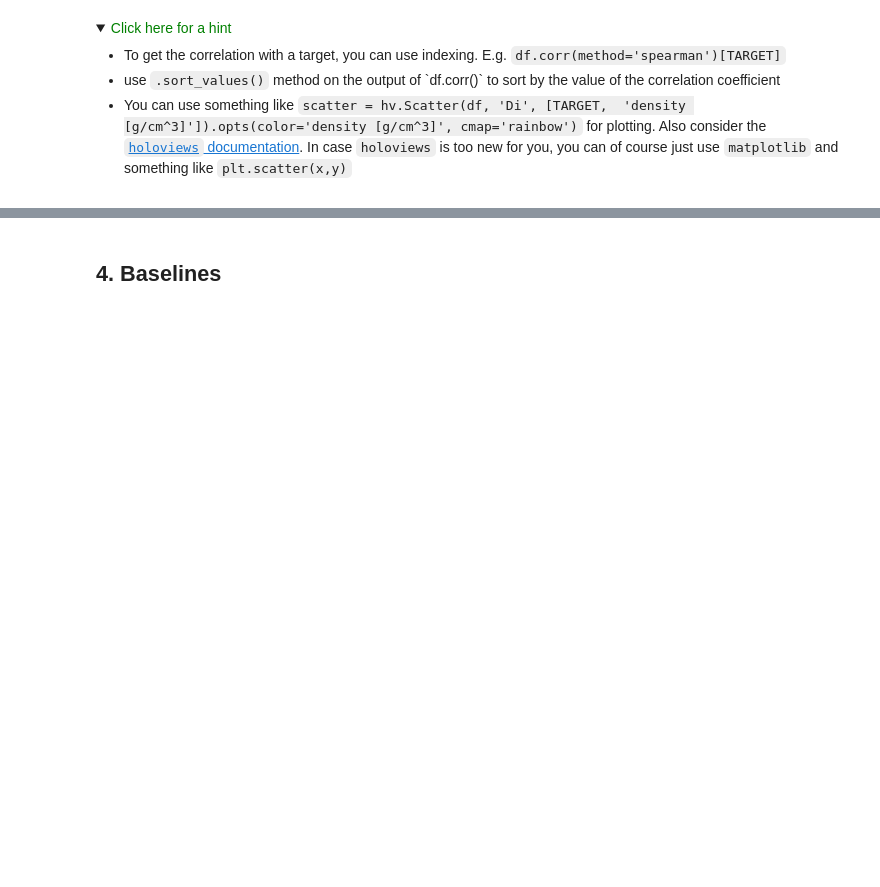
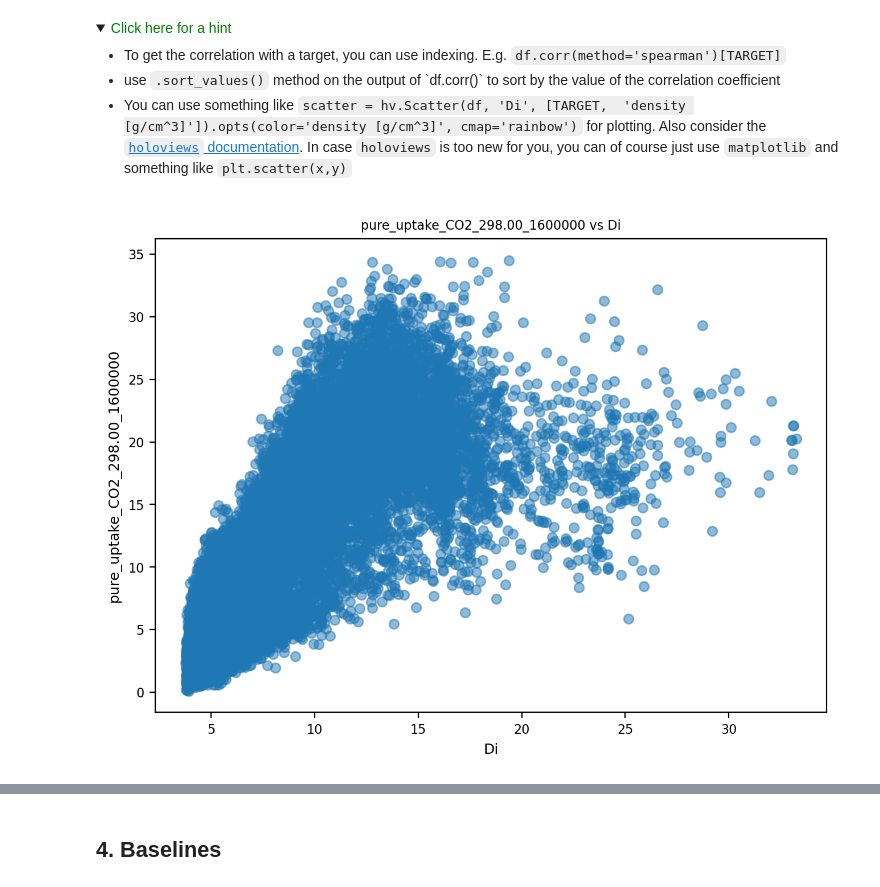
Before and after one commit to vicollari/ml_project_ch315, a Jupyter notebook: group#_block3_project.ipynb, the cells around one changed output, grey strips where cells are left out. Saved outputs shown, nothing was run; the diff lists cells and outputs as text; code cells hidden in the pictures; folded sections open; blank space fills up the shorter version.

```diff
--- a/group#_block3_project.ipynb
+++ b/group#_block3_project.ipynb
@@ -551,4 +579,5 @@ For stratification to work, we to define what makes a "good" or a "bad" material
 </details>
 # %%
 THRESHOLD = 15 # in units of mmol CO2/g
-df[TARGET_BINARY] = # add your code
+df[TARGET_BINARY] = [1 if value > THRESHOLD else 0 for value in df[TARGET]]
+print(df[TARGET_BINARY].value_counts())
@@ -603,0 +657,30 @@ To get the correlation matrices, you can use the `df.corr(method=)`method on you
+# %%
+import pandas as pd
+
+
+df[TARGET] = pd.to_numeric(df[TARGET], errors='coerce')
+
+num_df = df.select_dtypes(include='number')
+
+assert TARGET in num_df.columns, f"{TARGET} is not numeric."
+
+import matplotlib.pyplot as plt
+
+x_feat = 'Di'
+plt.scatter(df[x_feat], df[TARGET], alpha=0.5)
+plt.xlabel(x_feat)
+plt.ylabel(TARGET)
+plt.title(f'{TARGET} vs {x_feat}')
+import matplotlib.pyplot as plt
+
+plt.rcParams["font.size"] = 8
+plt.rcParams["axes.titlesize"] = 8
+plt.rcParams["axes.labelsize"] = 9
+plt.rcParams["xtick.labelsize"] = 8
+plt.rcParams["ytick.labelsize"] = 8
+plt.rcParams["legend.fontsize"] = 8
+
+
+plt.show()
+# %% [output]
+[figure, added]
```
Also changed, not shown: parts of 22 cells of this notebook.
